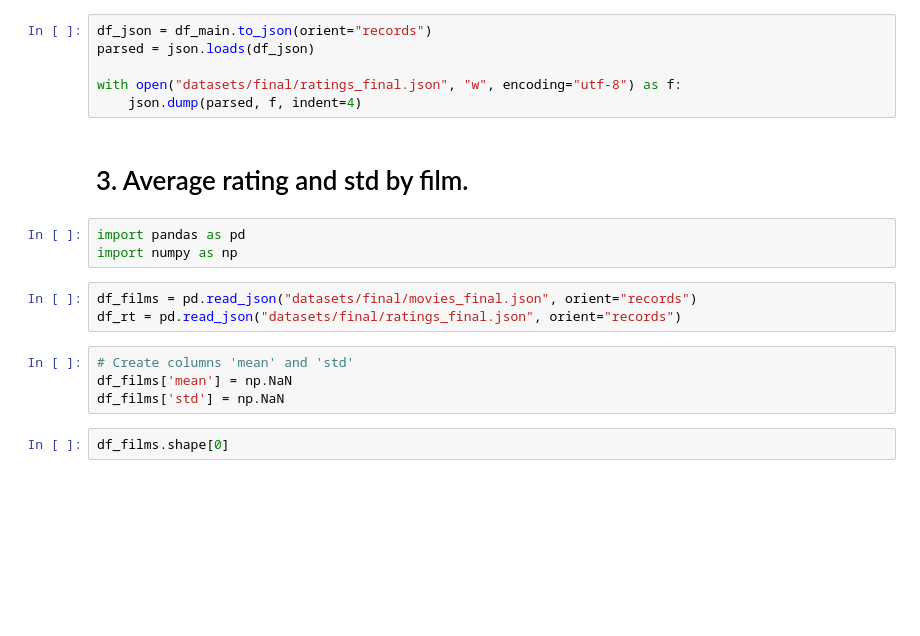
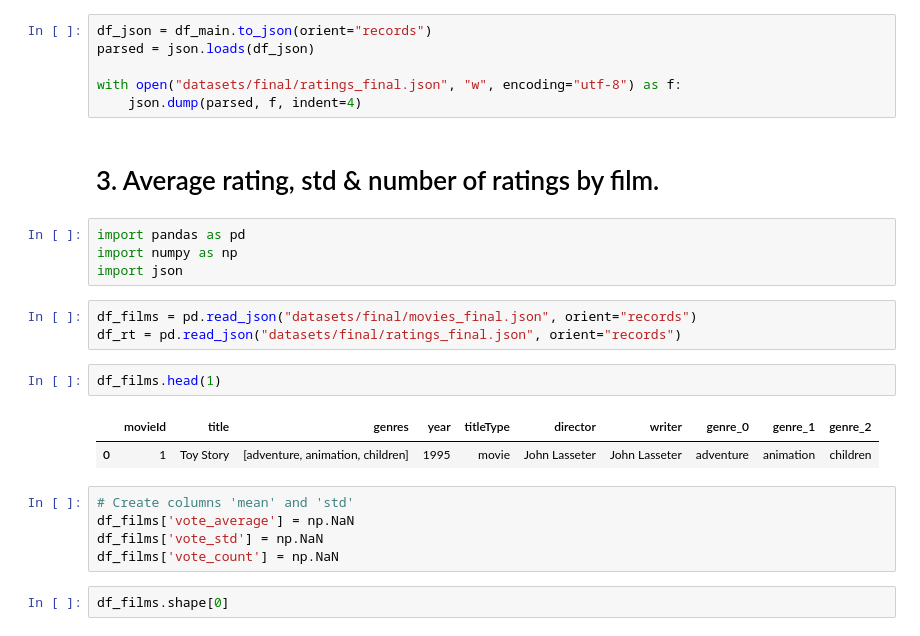
Before and after one commit to imarcosenciso/movie-suggester, a Jupyter notebook: Data/data_preprocessing.ipynb, the cells around one changed output. Drawn from its saved outputs; the diff is of its cells as text; blank space fills up the shorter version.

Commit message:
vote count added as parameter

```diff
--- a/Data/data_preprocessing.ipynb
+++ b/Data/data_preprocessing.ipynb
@@ -387,17 +390,24 @@ parsed = json.loads(df_json)
 with open("datasets/final/ratings_final.json", "w", encoding="utf-8") as f:
     json.dump(parsed, f, indent=4)
 # %% [markdown]
-# 3. Average rating and std by film.
+# 3. Average rating, std & number of ratings by film.
 # %%
 import pandas as pd
 import numpy as np
+import json
 # %%
 df_films = pd.read_json("datasets/final/movies_final.json", orient="records")
 df_rt = pd.read_json("datasets/final/ratings_final.json", orient="records")
+# %%
+df_films.head(1)
+# %% [output]
+|  | movieId | title | genres | year | titleType | director | writer | genre_0 | genre_1 | genre_2 |
+| 0 | 1 | Toy Story | [adventure, animation, children] | 1995 | movie | John Lasseter | John Lasseter | adventure | animation | children |
 # %%
 # Create columns 'mean' and 'std'
-df_films['mean'] = np.NaN
-df_films['std'] = np.NaN
+df_films['vote_average'] = np.NaN
+df_films['vote_std'] = np.NaN
+df_films['vote_count'] = np.NaN
 # %%
 df_films.shape[0]
 # %% [output]
```
Also changed, not shown: parts of 29 cells of this notebook.
